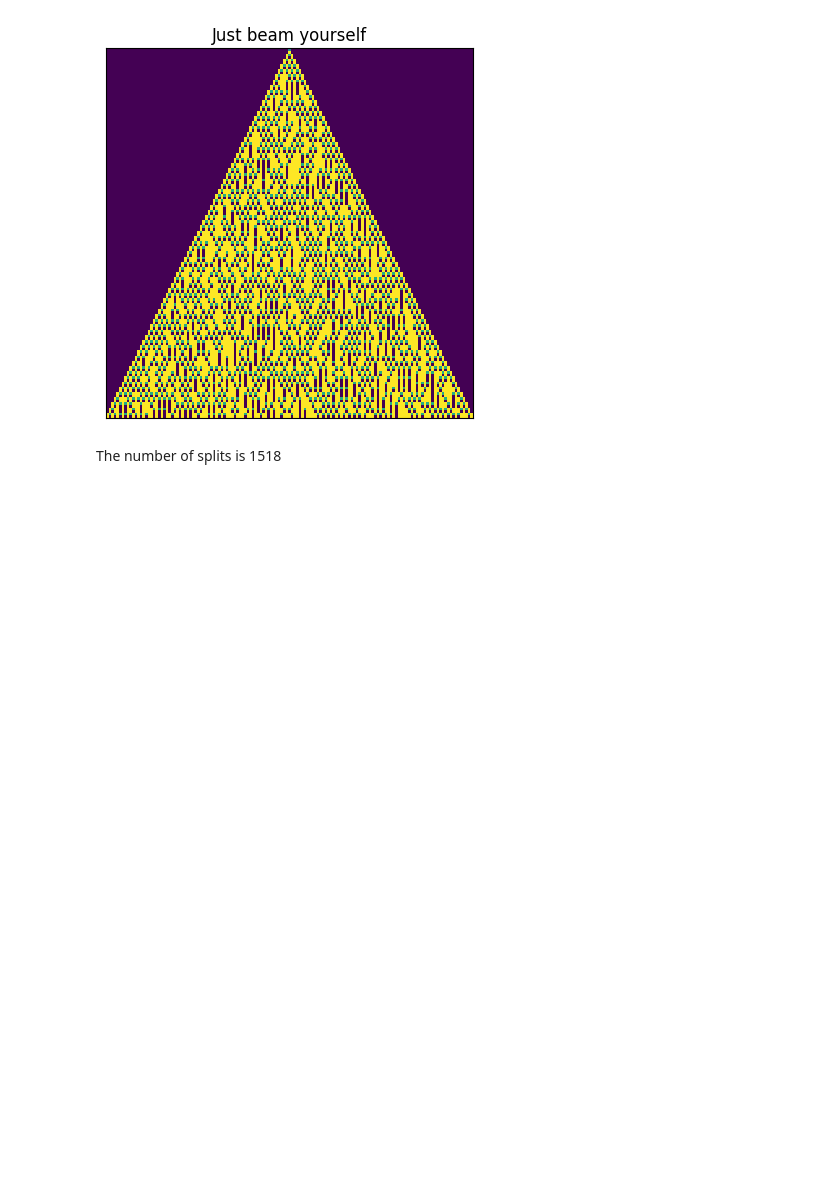
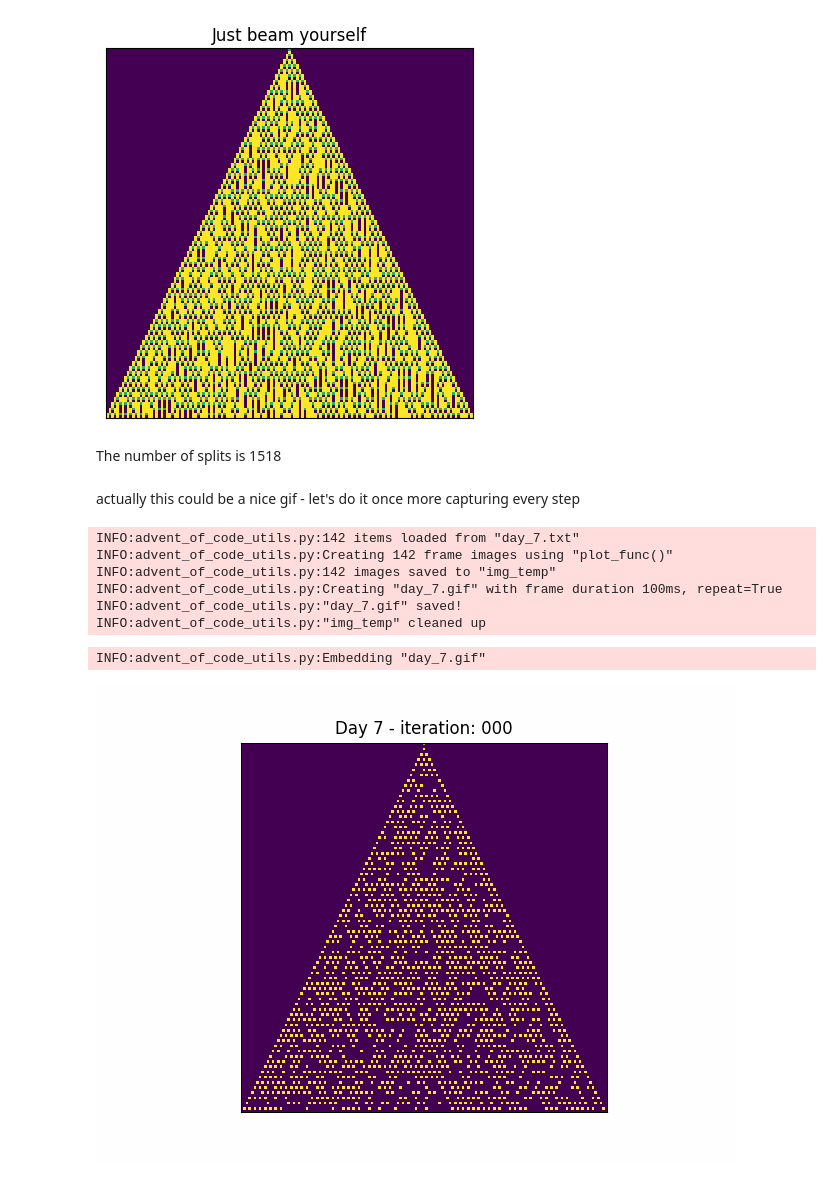
Before and after one commit to nouseforkeys/advent-of-code-25, a Jupyter notebook: day_7.ipynb, the cells around one changed output. Drawn from its saved outputs; the diff is of its cells as text; code cells hidden in the pictures; blank space fills up the shorter version.

Commit message:
made a nice gif of day 7 part 1

```diff
--- a/day_7.ipynb
+++ b/day_7.ipynb
@@ -106,3 +106,5 @@ INFO:advent:split_count=3036
 markdown(f"The number of splits is {split_count//2}")
 # %% [output]
 The number of splits is 1518
+# %% [markdown]
+actually this could be a nice gif - let's do it once more capturing every step
@@ -108,0 +117,45 @@ The number of splits is 1518
+# %%
+
+grid = parse_from_file(Path("day_7.txt"), parser)
+
+frames = [deepcopy(grid)]
+
+split_count = 0
+for l, line in enumerate(grid[1:], start=1):
+    for c, value in enumerate(line):
+        # look at the line above and see where the beams are
+        above = grid[l-1][c]
+        if value == SPLITTER and above == BEAM:
+            if c > 0:
+                grid[l][c - 1] = BEAM
+                split_count += 1
+            if c < len(line) - 1:
+                grid[l][c + 1] = BEAM
+                split_count += 1
+        elif above == START or above == BEAM:
+            grid[l][c] = BEAM
+    frames.append(deepcopy(grid))
+
+def plot_func(frame, ax):
+    plot_str_grid(frame, ax, equal_axes=True)
+
+gif_path = create_gif(
+    frames,
+    plot_func,
+    "day_7.gif",
+    frame_duration_ms=100,
+    title="Day 7",
+    append_iteration=True,
+)
+# %% [output]
+INFO:advent_of_code_utils.py:142 items loaded from "day_7.txt"
+INFO:advent_of_code_utils.py:Creating 142 frame images using "plot_func()"
+INFO:advent_of_code_utils.py:142 images saved to "img_temp"
+INFO:advent_of_code_utils.py:Creating "day_7.gif" with frame duration 100ms, repeat=True
+INFO:advent_of_code_utils.py:"day_7.gif" saved!
+INFO:advent_of_code_utils.py:"img_temp" cleaned up
+# %%
+embed_image(gif_path)
+# %% [output]
+INFO:advent_of_code_utils.py:Embedding "day_7.gif"
+[figure, added]
```
Also changed, not shown: parts of 1 cell of this notebook.
